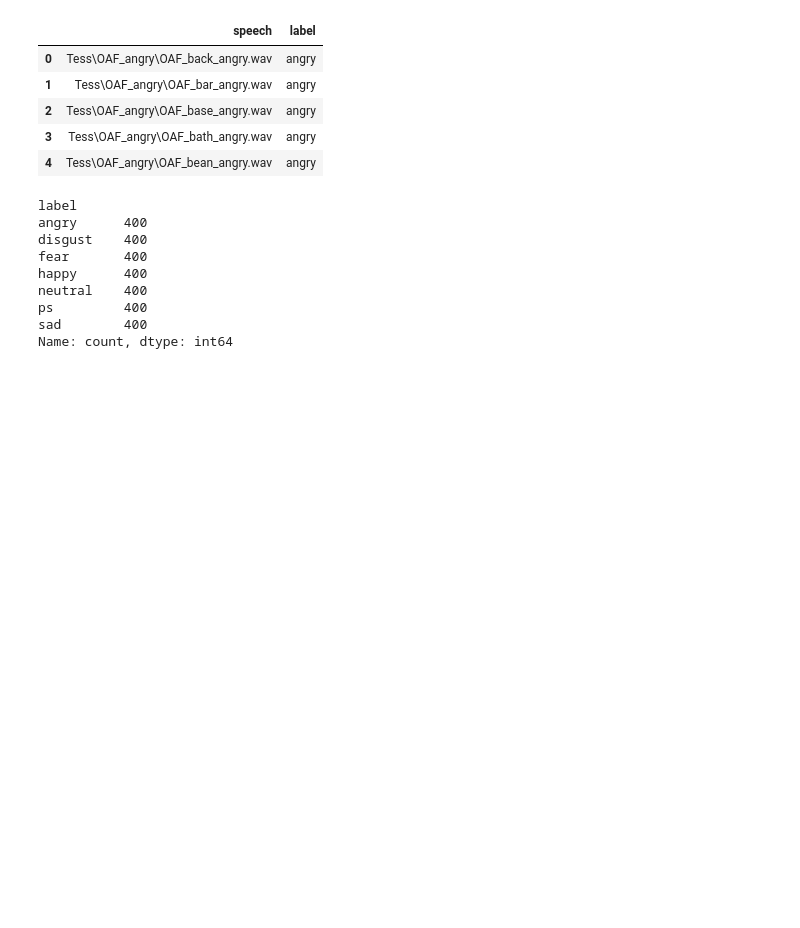
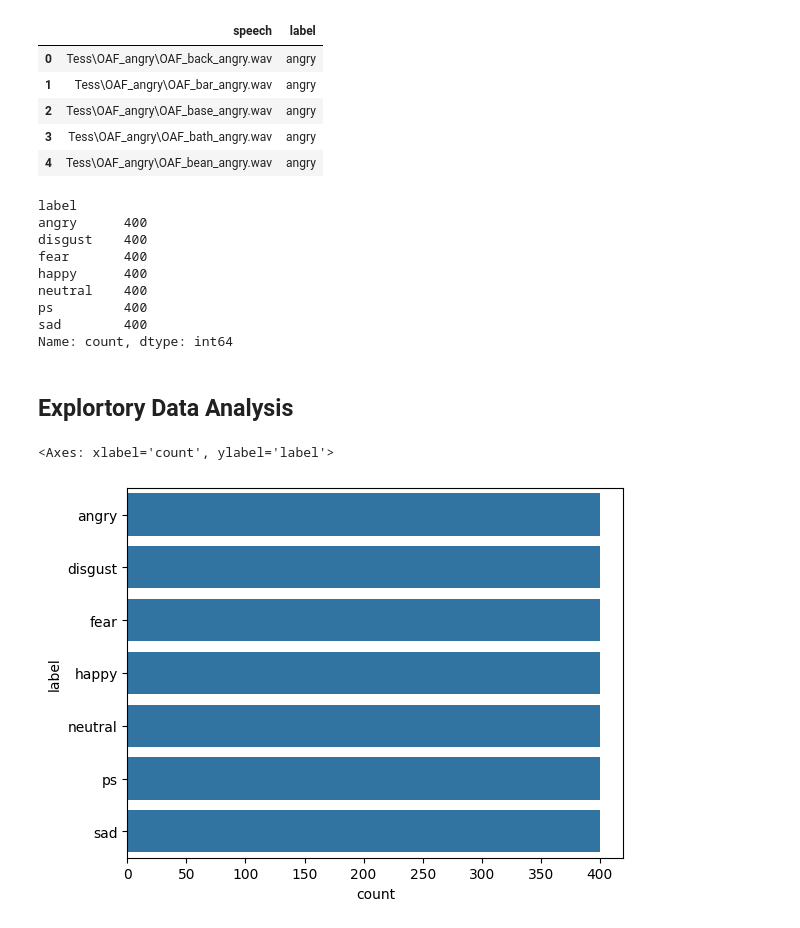
Before and after one commit to Men5ah/EmoBot, a Jupyter notebook: EmoBot.ipynb, the cells around one changed output. Saved outputs shown, nothing was run; the diff lists cells and outputs as text; code cells hidden in the pictures; blank space fills up the shorter version.

```diff
--- a/EmoBot.ipynb
+++ b/EmoBot.ipynb
@@ -65,3 +65,10 @@ neutral    400
 ps         400
 sad        400
 Name: count, dtype: int64
+# %% [markdown]
+## Explortory Data Analysis
+# %%
+sns.countplot(df['label'])
+# %% [output]
+<Axes: xlabel='count', ylabel='label'>
+[figure, added]
```
Also changed, not shown: parts of 2 cells of this notebook.
